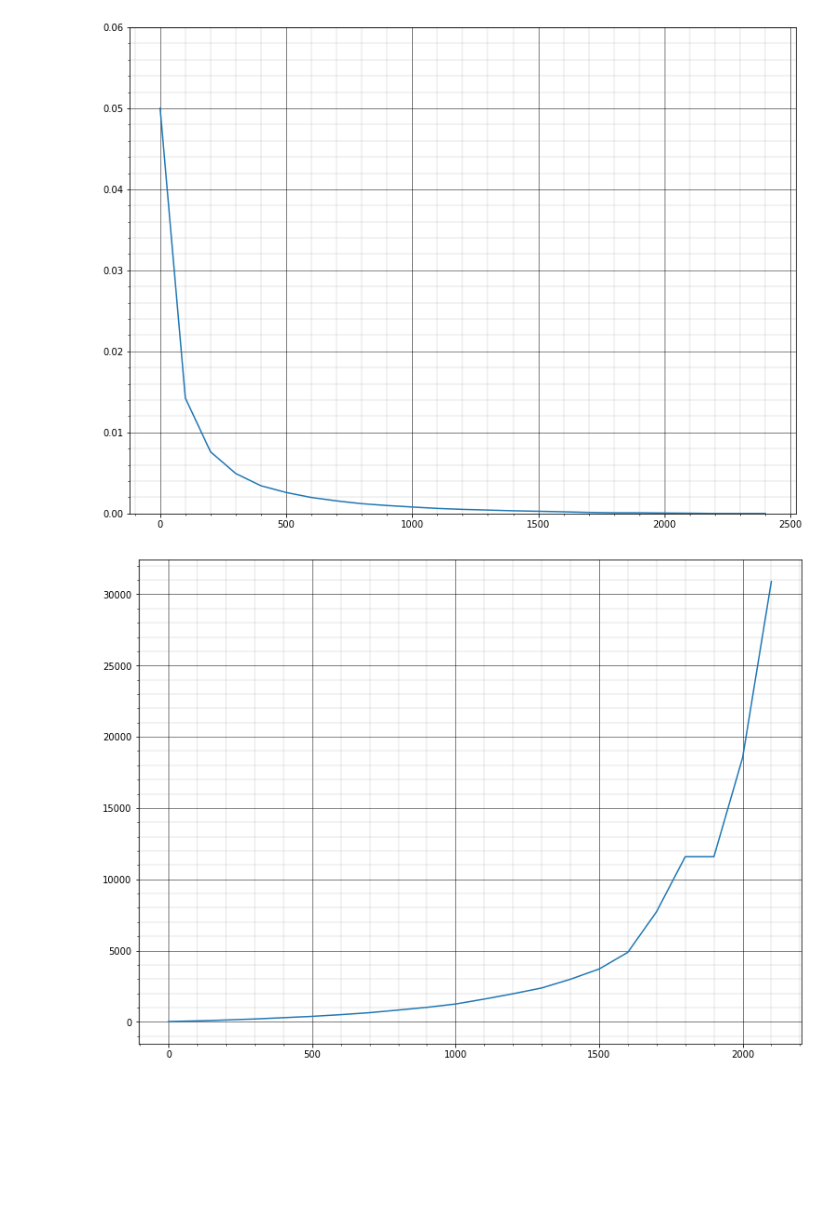
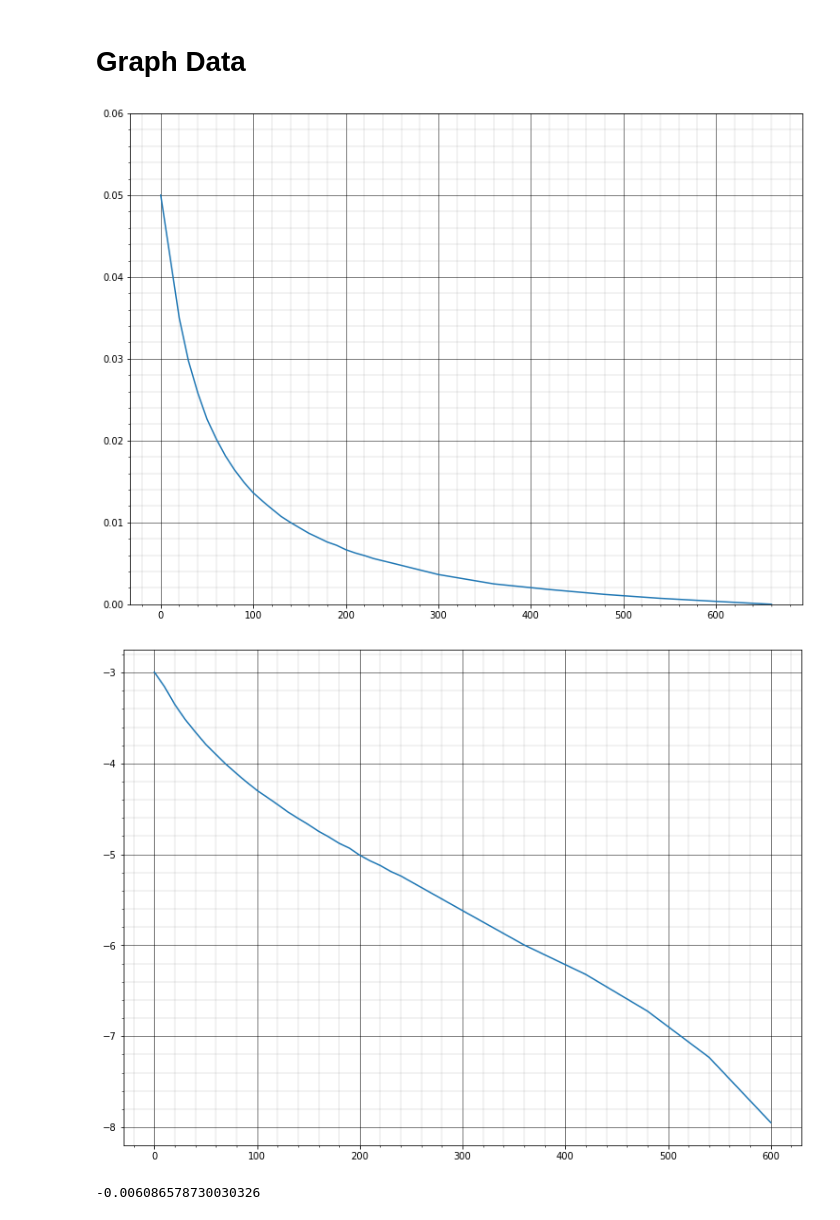
Before and after one commit to Nachreld/EthylAcetate, a Jupyter notebook: Calculations.ipynb, the cells around one changed output. Drawn from its saved outputs; the diff is of its cells as text; code cells hidden in the pictures; blank space fills up the shorter version.

Commit message:
Added data sets

```diff
--- a/Calculations.ipynb
+++ b/Calculations.ipynb
@@ -1,61 +1,54 @@
+# %% [markdown]
+# Graph Data
 # %%
 import pandas as pd
 import numpy as np
 from scipy.misc import derivative
 import matplotlib.pyplot as plt
 %matplotlib inline
 
-data = pd.read_csv("Data Concentration/47CSteady.csv")
+data = pd.read_csv("Data Concentration/47Cdata1.csv")
 tf = data["Time (sec)"][len(data["Time (sec)"])-1]
 
 plt.figure(1,figsize=[6.4*2,4.8*2])
 plt.plot(data["Time (sec)"],data["Conc Ea (mol/L)"],label="Data")
 plt.minorticks_on()
 plt.grid(which='major', linestyle='-', linewidth='0.5', color='black')
 plt.grid(which='minor', linestyle='-', linewidth='0.2', color='gray')
 plt.ylim(0,0.06)
 
-_A = 1/data["Conc Ea (mol/L)"]
+# _A = 1/data["Conc Ea (mol/L)"]
+_A = np.log(data["Conc Ea (mol/L)"])
 
 plt.figure(2,figsize=[6.4*2,4.8*2])
 plt.plot(data["Time (sec)"],_A,label="Data")
 plt.minorticks_on()
 plt.grid(which='major', linestyle='-', linewidth='0.5', color='black')
 plt.grid(which='minor', linestyle='-', linewidth='0.2', color='gray')
-
-# p5  = np.polyfit(data["Time (sec)"],data["Conc Ea (mol/L)"], 18)
-# x_p = np.linspace(0,tf,2500)
-# y_p = np.polyval(p5, x_p)
-# plt.plot(x_p,y_p,label="Fit")
-# plt.legend()
-
-# def f(x):
-#     return np.polyval(p5,x)
-
-# der = np.zeros(2500)
-# time = np.linspace(0,tf,2500)
-# for i in range(2500):
-#     der[i] = derivative(f,i)
-
-# plt.figure(3,figsize=[6.4*2,4.8*2])
-# plt.plot(time,der,label="Derivative")
-# plt.minorticks_on()
-# plt.grid(which='major', linestyle='-', linewidth='0.5', color='black')
-# plt.grid(which='minor', linestyle='-', linewidth='0.2', color='gray')
-# plt.legend()
-
-# k = np.zeros(len(der))
-# for i in range(len(der)):
-#     k[i] = der[i]/f(i)**2
-
-# plt.figure(3,figsize=[6.4*2,4.8*2])
-# plt.plot(time,k,label="k")
-# plt.minorticks_on()
-# plt.grid(which='major', linestyle='-', linewidth='0.5', color='black')
-# plt.grid(which='minor', linestyle='-', linewidth='0.2', color='gray')
-# plt.ylim(-10,0)
-# plt.legend()
-# print(k)
 # %% [output]
-[figure, old version]
+[figure, new version]
-[figure, old version]
+[figure, new version]
+# %%
+from scipy.interpolate import interp1d
+import pandas as pd
+import os
+
+def ensure_dir(file_path):
+    directory = os.path.dirname(file_path)
+    if not os.path.exists(directory):
+        os.makedirs(directory)
+        temp = pd.DataFrame(columns=["K (s^-1)"])
+        temp.to_csv("Kvalues/47CK.csv", index=False, encoding='utf8')
+ensure_dir("Kvalues/47CK.csv")
+try:
+    myKs = pd.read_csv("Kvalues/47CK.csv")
+except:
+    temp = pd.DataFrame(columns=["K (s^-1)"])
+    temp.to_csv("Kvalues/47CK.csv", index=False, encoding='utf8')
+    myKs = pd.read_csv("Kvalues/47CK.csv")
+
+dataTerp = interp1d(data["Time (sec)"],_A)
+k = (dataTerp(200)-dataTerp(300))/(200-300)
+print(k)
+# %% [output]
+-0.006086578730030326
```
Also changed, not shown: 13 other files.
